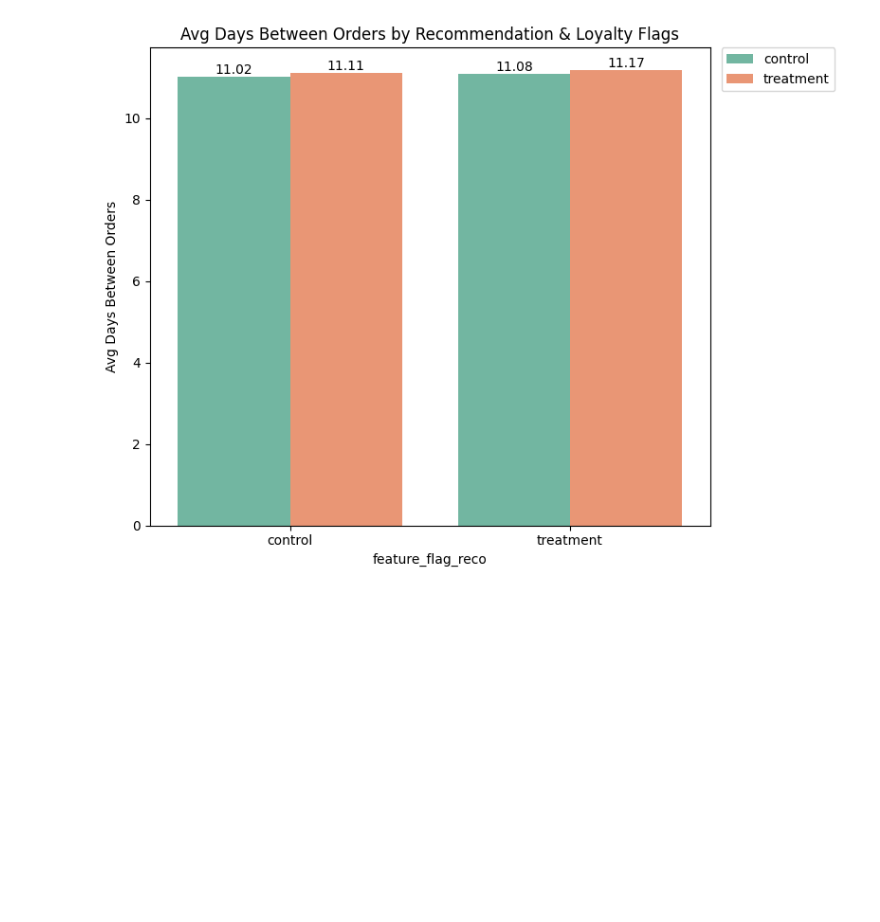
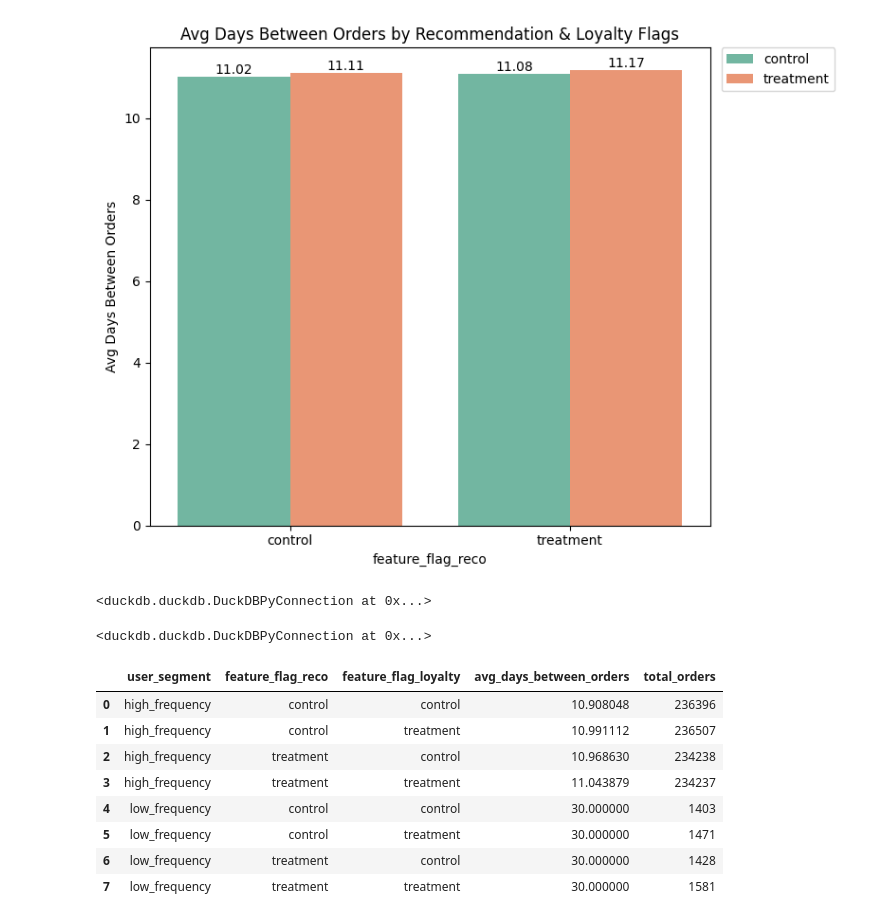
Before and after one commit to cmaguire001/instacart-feature-flag-analysis, a Jupyter notebook: Instacart_Feature_Flag_Analysis.ipynb, the cells around one changed output. Cells and saved outputs as stored; diff of their text form; code cells hidden in the pictures; blank space fills up the shorter version.

```diff
--- a/Instacart_Feature_Flag_Analysis.ipynb
+++ b/Instacart_Feature_Flag_Analysis.ipynb
@@ -466,3 +466,60 @@ plt.tight_layout() # Adjust plot to prevent labels/legend from being cut off
 plt.show()
 # %% [output]
 [figure]
+# %%
+# Create a table with average days between orders per user
+con.execute("""
+CREATE TABLE user_avg_reorder AS
+SELECT user_id,
+       AVG(days_since_prior_order) AS avg_days_between_orders
+FROM orders_flagged_multi
+WHERE days_since_prior_order IS NOT NULL
+GROUP BY user_id
+""")
+
+# Segment users: High-frequency (<30 days), Low-frequency (>=30 days)
+con.execute("""
+CREATE TABLE user_segments AS
+SELECT *,
+       CASE
+           WHEN avg_days_between_orders < 30 THEN 'high_frequency'
+           ELSE 'low_frequency'
+       END AS user_segment
+FROM user_avg_reorder
+""")
+# %% [output]
+<duckdb.duckdb.DuckDBPyConnection at 0x...>
+# %%
+con.execute("""
+CREATE TABLE orders_with_segments AS
+SELECT o.*, s.user_segment
+FROM orders_flagged_multi o
+LEFT JOIN user_segments s
+ON o.user_id = s.user_id
+""")
+# %% [output]
+<duckdb.duckdb.DuckDBPyConnection at 0x...>
+# %%
+query_segments = """
+SELECT user_segment,
+       feature_flag_reco,
+       feature_flag_loyalty,
+       AVG(days_since_prior_order) AS avg_days_between_orders,
+       COUNT(*) AS total_orders
+FROM orders_with_segments
+WHERE days_since_prior_order IS NOT NULL
+GROUP BY user_segment, feature_flag_reco, feature_flag_loyalty
+ORDER BY user_segment, feature_flag_reco, feature_flag_loyalty
+"""
+segment_summary = con.execute(query_segments).df()
+segment_summary
+# %% [output]
+|  | user_segment | feature_flag_reco | feature_flag_loyalty | avg_days_between_orders | total_orders |
+| 0 | high_frequency | control | control | 10.908048 | 236396 |
+| 1 | high_frequency | control | treatment | 10.991112 | 236507 |
+| 2 | high_frequency | treatment | control | 10.968630 | 234238 |
+| 3 | high_frequency | treatment | treatment | 11.043879 | 234237 |
+| 4 | low_frequency | control | control | 30.000000 | 1403 |
+| 5 | low_frequency | control | treatment | 30.000000 | 1471 |
+| 6 | low_frequency | treatment | control | 30.000000 | 1428 |
+| 7 | low_frequency | treatment | treatment | 30.000000 | 1581 |
```
Also changed, not shown: parts of 1 cell of this notebook.
